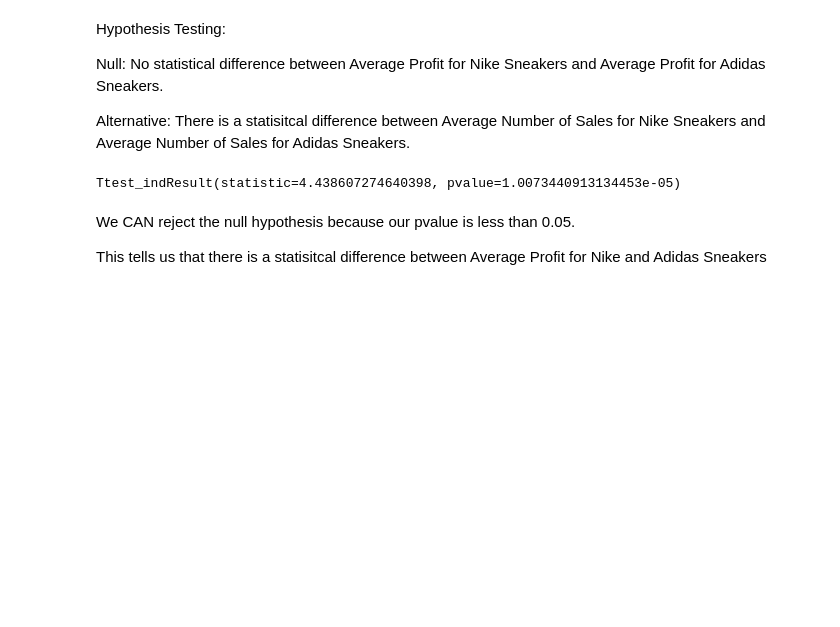
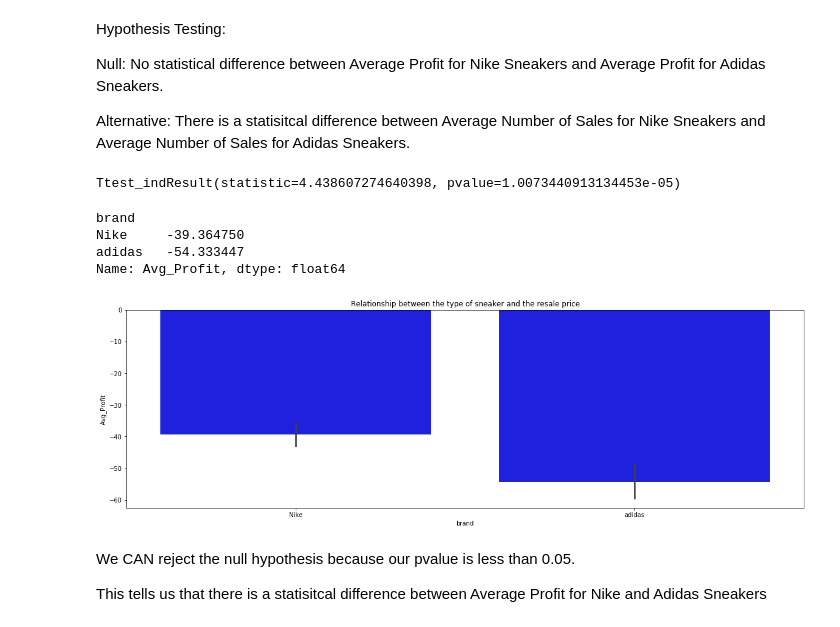
Before and after one commit to aberman102/StockX, a Jupyter notebook: MVP.ipynb, the cells around one changed output. Drawn from its saved outputs; the diff is of its cells as text; code cells hidden in the pictures; blank space fills up the shorter version.

Commit message:
Added Graphic

```diff
--- a/MVP.ipynb
+++ b/MVP.ipynb
@@ -157,3 +159,16 @@ Ttest_indResult(statistic=4.438607274640398, pvalue=1.0073440913134453e-05)
+# %%
+df_plot
+# %% [output]
+brand
+Nike     -39.364750
+adidas   -54.333447
+Name: Avg_Profit, dtype: float64
+# %%
+plt.figure(figsize=(20,6))
+plt.title('Relationship between the type of sneaker and the resale price')
+sns.barplot(x='brand',y='Avg_Profit',data=df,color='b');
+# %% [output]
+[figure, added]
 # %% [markdown]
 We CAN reject the null hypothesis because our pvalue is less than 0.05.
 
```
Also changed, not shown: parts of 1 cell of this notebook.
